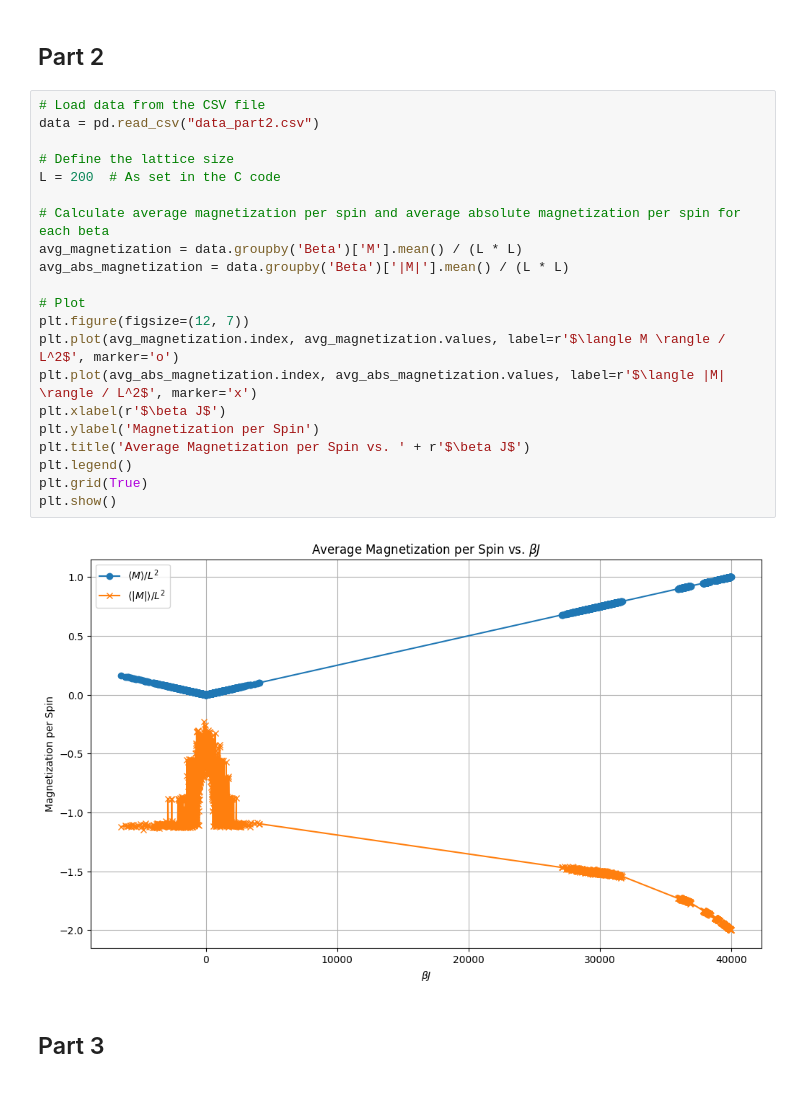
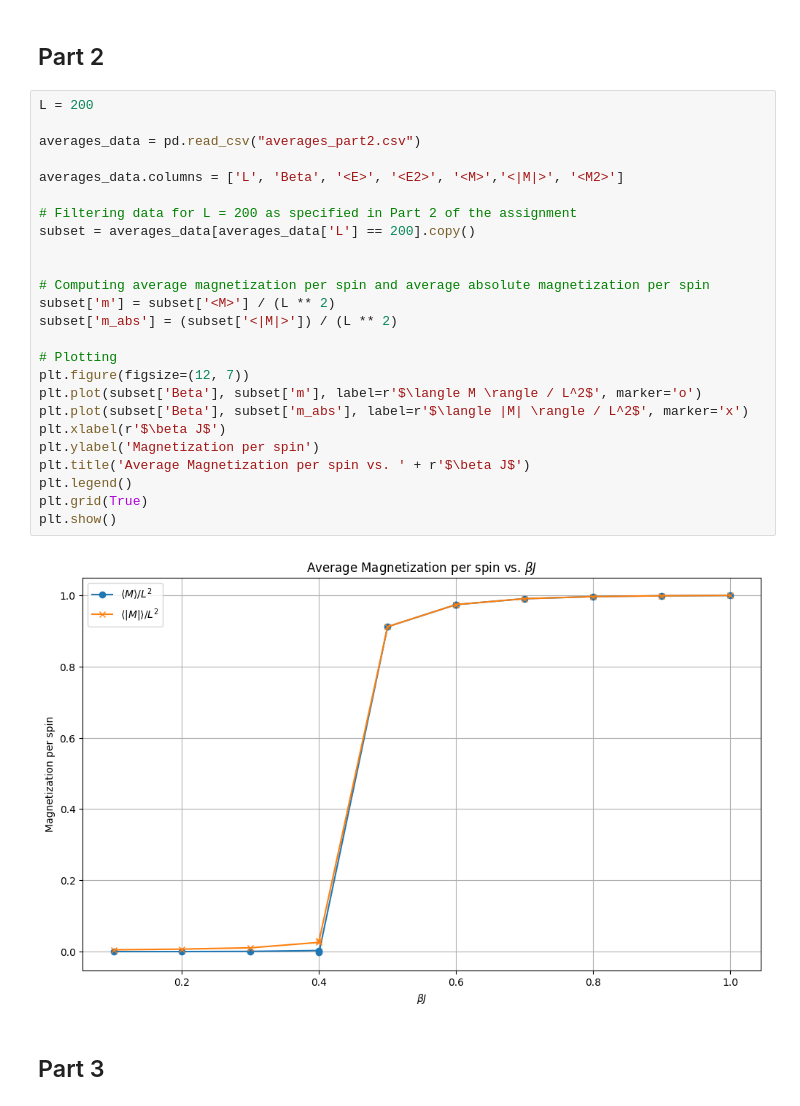
Before and after one commit to Ryan-TheInvoker/Computational-Physics, a Jupyter notebook: Assignment5_Analysis.ipynb, the cells around one changed output. Drawn from its saved outputs; the diff is of its cells as text.

Commit message:
Part 1 & 2 Looking Good

```diff
--- a/Assignment5_Analysis.ipynb
+++ b/Assignment5_Analysis.ipynb
@@ -55,28 +57,32 @@ for L in L_values:
 # %% [markdown]
 ## Part 2
 # %%
-# Load data from the CSV file
-data = pd.read_csv("data_part2.csv")
+L = 200
 
-# Define the lattice size
-L = 200  # As set in the C code
+averages_data = pd.read_csv("averages_part2.csv")
 
-# Calculate average magnetization per spin and average absolute magnetization per spin for each beta
-avg_magnetization = data.groupby('Beta')['M'].mean() / (L * L)
-avg_abs_magnetization = data.groupby('Beta')['|M|'].mean() / (L * L)
+averages_data.columns = ['L', 'Beta', '<E>', '<E2>', '<M>','<|M|>', '<M2>']
 
-# Plot
+# Filtering data for L = 200 as specified in Part 2 of the assignment
+subset = averages_data[averages_data['L'] == 200].copy()
+
+
+# Computing average magnetization per spin and average absolute magnetization per spin
+subset['m'] = subset['<M>'] / (L ** 2)
+subset['m_abs'] = (subset['<|M|>']) / (L ** 2)
+
+# Plotting
 plt.figure(figsize=(12, 7))
-plt.plot(avg_magnetization.index, avg_magnetization.values, label=r'$\langle M \rangle / L^2$', marker='o')
-plt.plot(avg_abs_magnetization.index, avg_abs_magnetization.values, label=r'$\langle |M| \rangle / L^2$', marker='x')
+plt.plot(subset['Beta'], subset['m'], label=r'$\langle M \rangle / L^2$', marker='o')
+plt.plot(subset['Beta'], subset['m_abs'], label=r'$\langle |M| \rangle / L^2$', marker='x')
 plt.xlabel(r'$\beta J$')
-plt.ylabel('Magnetization per Spin')
-plt.title('Average Magnetization per Spin vs. ' + r'$\beta J$')
+plt.ylabel('Magnetization per spin')
+plt.title('Average Magnetization per spin vs. ' + r'$\beta J$')
 plt.legend()
 plt.grid(True)
 plt.show()
 # %% [output]
-[figure, old version]
+[figure, new version]
 # %% [markdown]
 ## Part 3
 # %%
```
Also changed, not shown: parts of 3 cells of this notebook, 1 other file.
